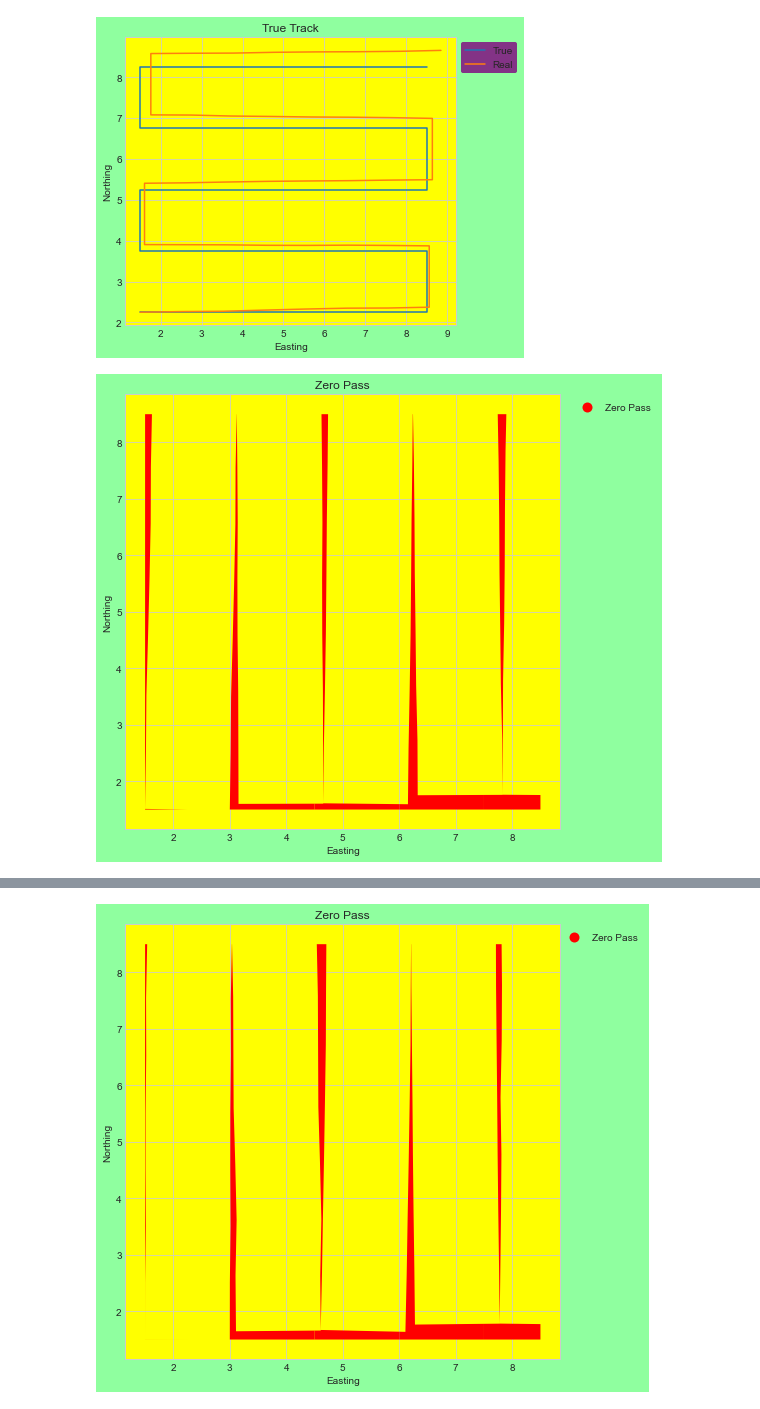
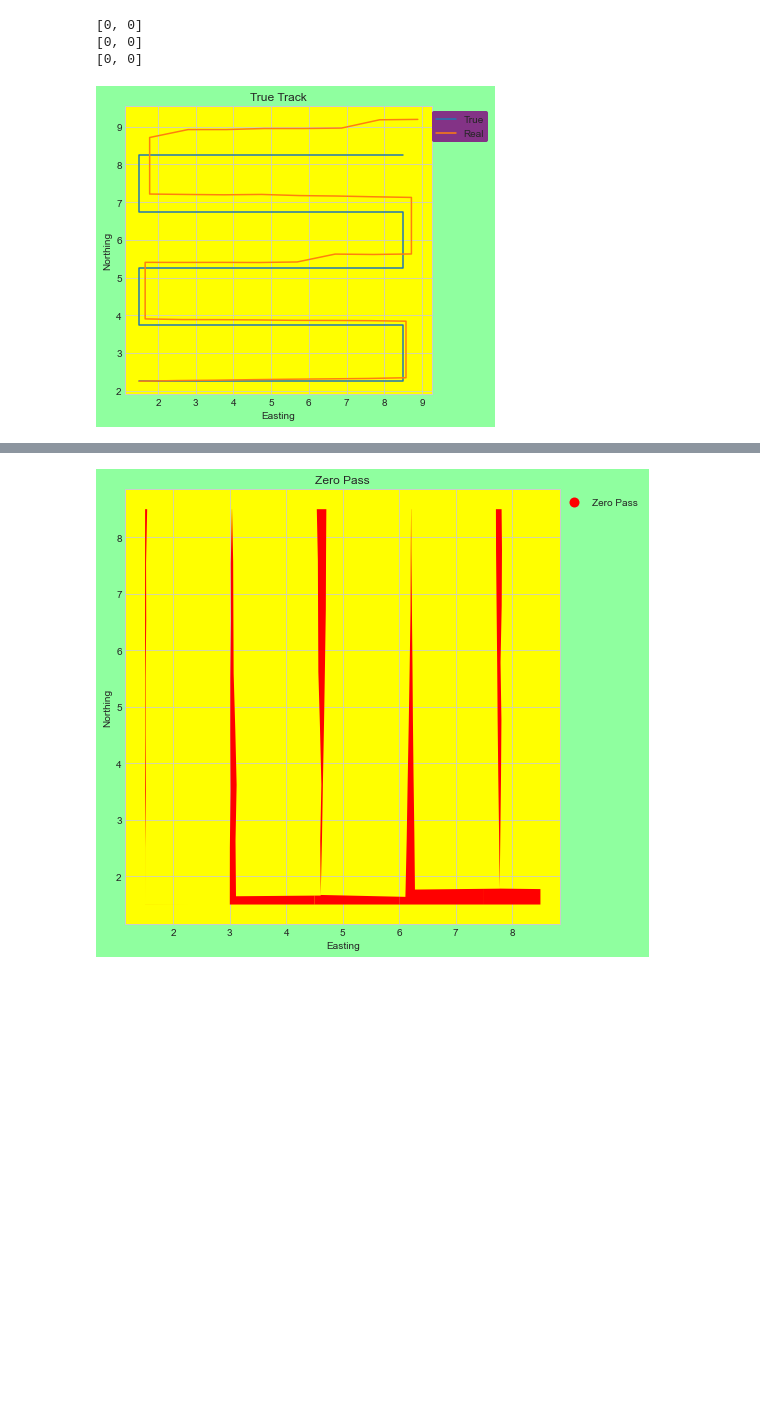
Before and after one commit to jnaess/ENGO-500, a Jupyter notebook: testbook.ipynb, the cells around one changed output, grey strips where cells are left out. Drawn from its saved outputs; the diff is of its cells as text; code cells hidden in the pictures; blank space fills up the shorter version.

Commit message:
jump error incorporated

```diff
--- a/testbook.ipynb
+++ b/testbook.ipynb
@@ -5,11 +1,22 @@ manager = Manager()
+# %%
+from manager import Manager
+from point import Coord
+
+manager = Manager(mean_jump = Coord(0,0, std = [.0, .0]),
+                  jump_occurance_probability = 500,
+                  easting_jump_const = 0,
+                  northing_jump_const = .2)
+# %% [output]
+[0, 0]
+[0, 0]
+[0, 0]
 # %%
 manager.plot_a()
-manager.plot_b()
-manager.plot_c()
-manager.plot_d()
-manager.plot_e()
-manager.plot_f()
+#manager.plot_b()
+#manager.plot_c()
+#manager.plot_d()
+#manager.plot_e()
+#manager.plot_f()
 #manager.df_sim
 # %% [output]
-[figure, old version]
+[figure, new version]
-[figure, removed]
```
Also changed, not shown: parts of 6 cells of this notebook, 3 other files.
